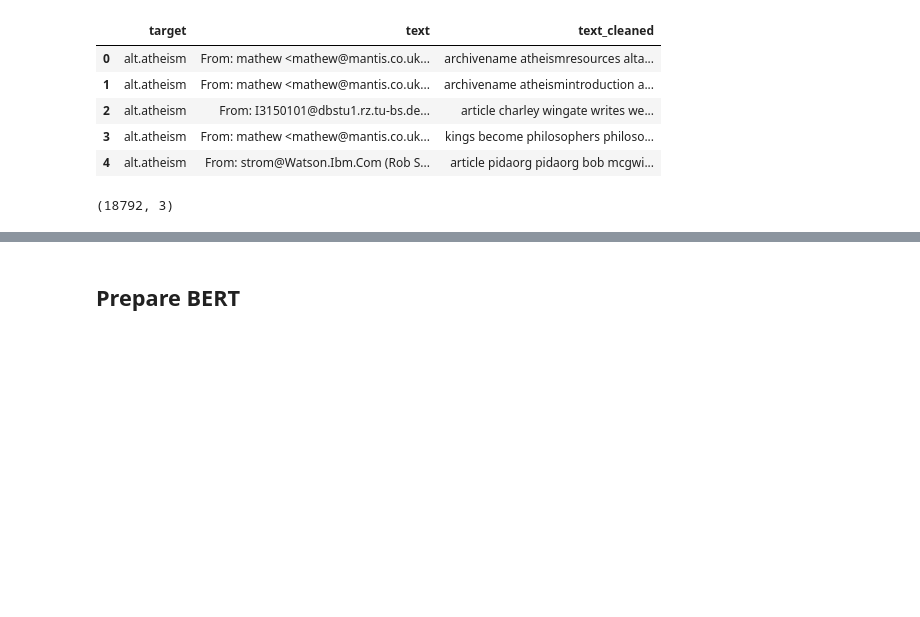
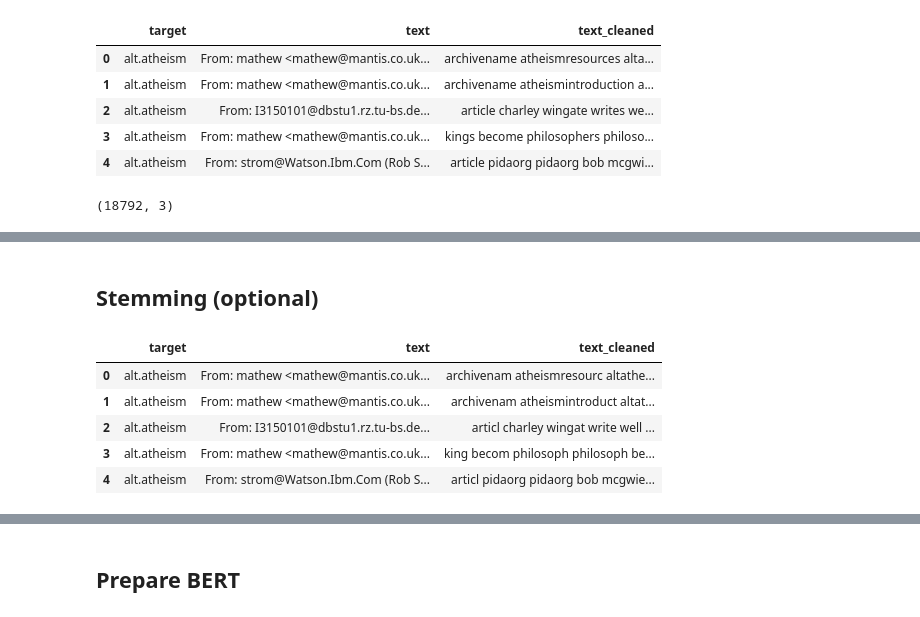
Before and after one commit to FilipMojto/ML-Techniques-Applications, a Jupyter notebook: notebooks/nn_model.ipynb, the cells around one changed output, grey strips where cells are left out. Cells and saved outputs as stored; diff of their text form; code cells hidden in the pictures; blank space fills up the shorter version.

```diff
--- a/notebooks/nn_model.ipynb
+++ b/notebooks/nn_model.ipynb
@@ -34,0 +59,21 @@ print(df.shape)
+# %% [markdown]
+## Stemming (optional)
+# %%
+from nltk.stem import PorterStemmer
+
+stemmer = PorterStemmer()
+
+def stem_text(text):
+    tokens = nltk.word_tokenize(text)
+    stems = [stemmer.stem(token) for token in tokens]
+    return ' '.join(stems)
+
+df['text_cleaned'] = df['text_cleaned'].apply(lambda x: stem_text(x))
+df.head()
+# %% [output]
+|  | target | text | text_cleaned |
+| 0 | alt.atheism | From: mathew <mathew@mantis.co.uk... | archivenam atheismresourc altathe... |
+| 1 | alt.atheism | From: mathew <mathew@mantis.co.uk... | archivenam atheismintroduct altat... |
+| 2 | alt.atheism | From: I3150101@dbstu1.rz.tu-bs.de... | articl charley wingat write well ... |
+| 3 | alt.atheism | From: mathew <mathew@mantis.co.uk... | king becom philosoph philosoph be... |
+| 4 | alt.atheism | From: strom@Watson.Ibm.Com (Rob S... | articl pidaorg pidaorg bob mcgwie... |
```
Also changed, not shown: parts of 31 cells of this notebook, 2 other files.
